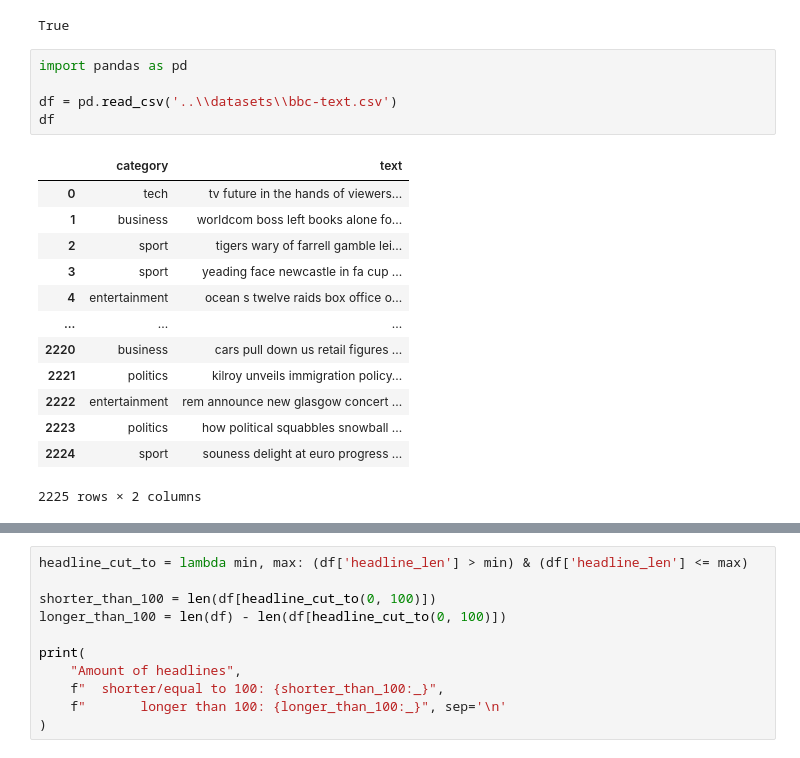
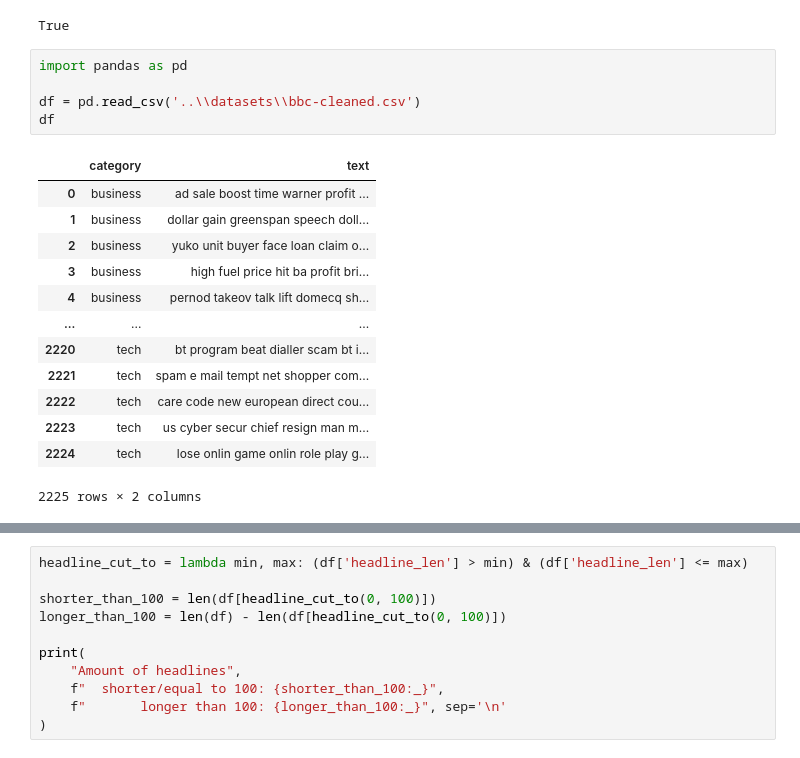
Before and after one commit to gracjan-p/bbc, a Jupyter notebook: notebooks/main.ipynb, the cells around one changed output, grey strips where cells are left out. Drawn from its saved outputs; the diff is of its cells as text.

Commit message:
added processed text files

```diff
--- a/notebooks/main.ipynb
+++ b/notebooks/main.ipynb
@@ -8,20 +8,20 @@ True
 # %%
 import pandas as pd
 
-df = pd.read_csv('..\\datasets\\bbc-text.csv')
+df = pd.read_csv('..\\datasets\\bbc-cleaned.csv')
 df
 # %% [output]
 |  | category | text |
-| 0 | tech | tv future in the hands of viewers... |
-| 1 | business | worldcom boss left books alone fo... |
-| 2 | sport | tigers wary of farrell gamble lei... |
-| 3 | sport | yeading face newcastle in fa cup ... |
-| 4 | entertainment | ocean s twelve raids box office o... |
+| 0 | business | ad sale boost time warner profit ... |
+| 1 | business | dollar gain greenspan speech doll... |
+| 2 | business | yuko unit buyer face loan claim o... |
+| 3 | business | high fuel price hit ba profit bri... |
+| 4 | business | pernod takeov talk lift domecq sh... |
 | ... | ... | ... |
-| 2220 | business | cars pull down us retail figures ... |
-| 2221 | politics | kilroy unveils immigration policy... |
-| 2222 | entertainment | rem announce new glasgow concert ... |
-| 2223 | politics | how political squabbles snowball ... |
-| 2224 | sport | souness delight at euro progress ... |
+| 2220 | tech | bt program beat dialler scam bt i... |
+| 2221 | tech | spam e mail tempt net shopper com... |
+| 2222 | tech | care code new european direct cou... |
+| 2223 | tech | us cyber secur chief resign man m... |
+| 2224 | tech | lose onlin game onlin role play g... |
 2225 rows × 2 columns
 # %%
```
Also changed, not shown: parts of 6 cells of this notebook, 6 other files.
